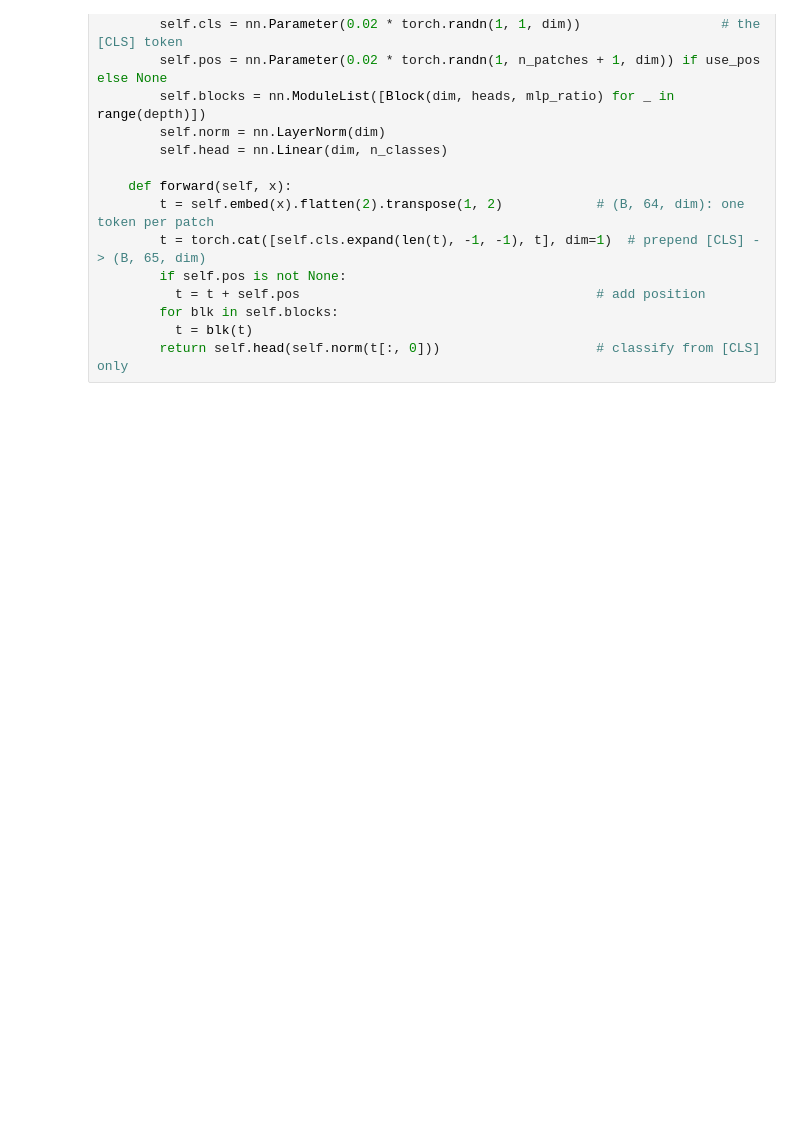
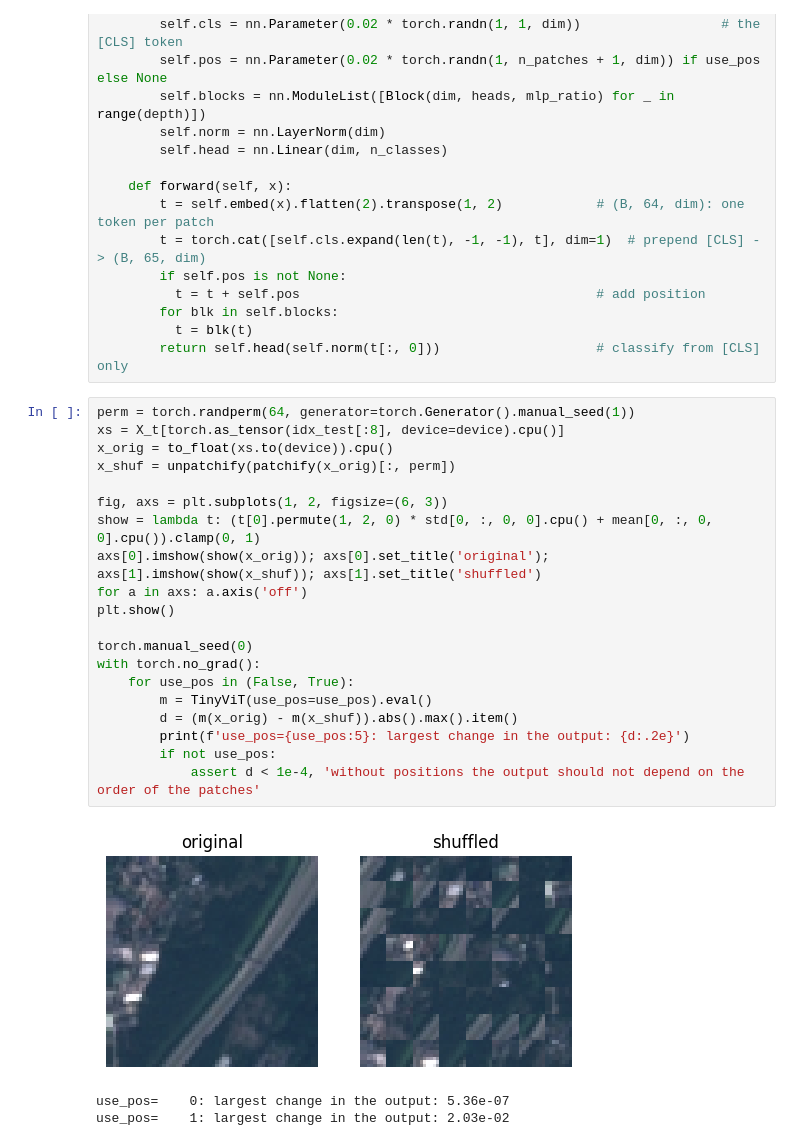
Before and after one commit to Jionary/Repository-IA, a Jupyter notebook: Notebook7_2parcial.ipynb, the cells around one changed output. Cells and saved outputs as stored; diff of their text form; blank space fills up the shorter version.

```diff
--- a/Notebook7_2parcial.ipynb
+++ b/Notebook7_2parcial.ipynb
@@ -163,3 +163,27 @@ class TinyViT(nn.Module):
         for blk in self.blocks:
           t = blk(t)
         return self.head(self.norm(t[:, 0]))                    # classify from [CLS] only
+# %%
+perm = torch.randperm(64, generator=torch.Generator().manual_seed(1))
+xs = X_t[torch.as_tensor(idx_test[:8], device=device).cpu()]
+x_orig = to_float(xs.to(device)).cpu()
+x_shuf = unpatchify(patchify(x_orig)[:, perm])
+
+fig, axs = plt.subplots(1, 2, figsize=(6, 3))
+show = lambda t: (t[0].permute(1, 2, 0) * std[0, :, 0, 0].cpu() + mean[0, :, 0, 0].cpu()).clamp(0, 1)
+axs[0].imshow(show(x_orig)); axs[0].set_title('original'); axs[1].imshow(show(x_shuf)); axs[1].set_title('shuffled')
+for a in axs: a.axis('off')
+plt.show()
+
+torch.manual_seed(0)
+with torch.no_grad():
+    for use_pos in (False, True):
+        m = TinyViT(use_pos=use_pos).eval()
+        d = (m(x_orig) - m(x_shuf)).abs().max().item()
+        print(f'use_pos={use_pos:5}: largest change in the output: {d:.2e}')
+        if not use_pos:
+            assert d < 1e-4, 'without positions the output should not depend on the order of the patches'
+# %% [output]
+[figure, added]
+use_pos=    0: largest change in the output: 5.36e-07
+use_pos=    1: largest change in the output: 2.03e-02
```
Also changed, not shown: parts of 4 cells of this notebook.
